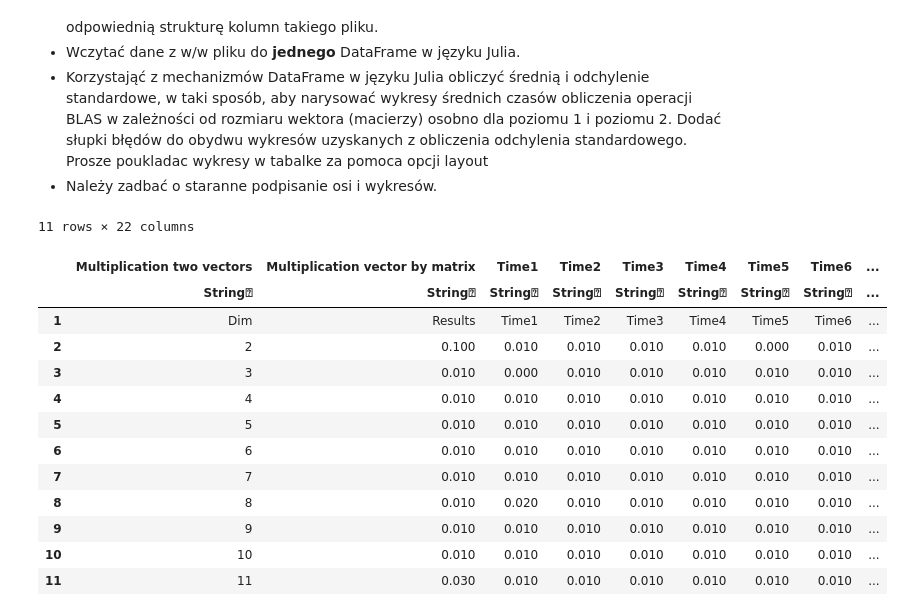
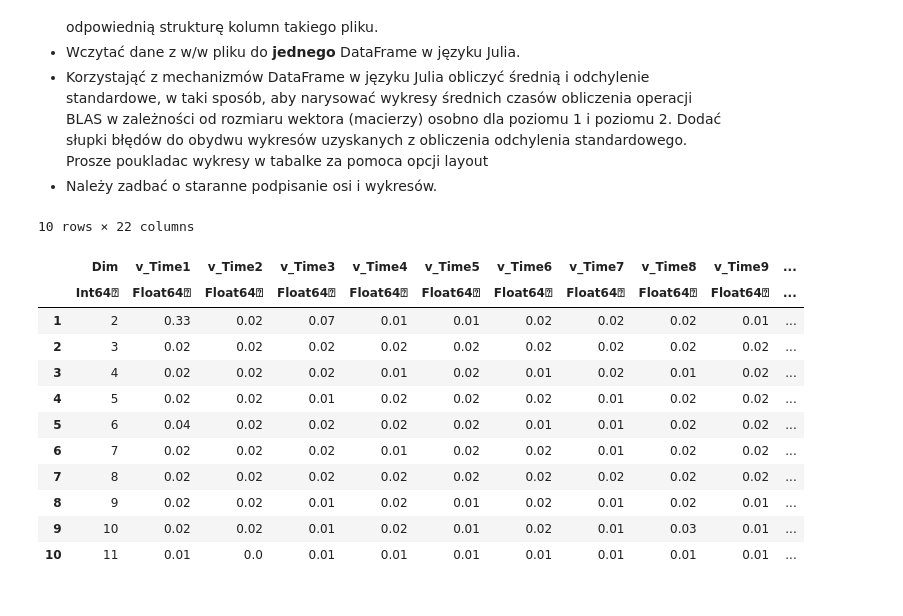
Before and after one commit to asmoter/MOWNIT, a Jupyter notebook: Mownit-Lab2.ipynb, the cells around one changed output. Drawn from its saved outputs; the diff is of its cells as text; code cells hidden in the pictures.

```diff
--- a/Mownit-Lab2.ipynb
+++ b/Mownit-Lab2.ipynb
@@ -403,20 +402,19 @@ Dim,Results,Time1,Time2,Time3,Time4,Time5,Time6,Time7,Time8,Time9,Time10,Time1,T
 # %%
 using DataFrames
 using CSV
 input="results.csv"
-my_data=CSV.read(input, delim=",")
+my_dataFrame=CSV.read(input, delim=",")
 # %% [output]
-11 rows × 22 columns
+10 rows × 22 columns
-|  | Multiplication two vectors | Multiplication vector by matrix | Time1 | Time2 | Time3 | Time4 | Time5 | Time6 | ... |
-|  | String⍰ | String⍰ | String⍰ | String⍰ | String⍰ | String⍰ | String⍰ | String⍰ | ... |
-| 1 | Dim | Results | Time1 | Time2 | Time3 | Time4 | Time5 | Time6 | ... |
-| 2 | 2 | 0.100 | 0.010 | 0.010 | 0.010 | 0.010 | 0.000 | 0.010 | ... |
-| 3 | 3 | 0.010 | 0.000 | 0.010 | 0.010 | 0.010 | 0.010 | 0.010 | ... |
-| 4 | 4 | 0.010 | 0.010 | 0.010 | 0.010 | 0.010 | 0.010 | 0.010 | ... |
-| 5 | 5 | 0.010 | 0.010 | 0.010 | 0.010 | 0.010 | 0.010 | 0.010 | ... |
-| 6 | 6 | 0.010 | 0.010 | 0.010 | 0.010 | 0.010 | 0.010 | 0.010 | ... |
-| 7 | 7 | 0.010 | 0.010 | 0.010 | 0.010 | 0.010 | 0.010 | 0.010 | ... |
-| 8 | 8 | 0.010 | 0.020 | 0.010 | 0.010 | 0.010 | 0.010 | 0.010 | ... |
-| 9 | 9 | 0.010 | 0.010 | 0.010 | 0.010 | 0.010 | 0.010 | 0.010 | ... |
-| 10 | 10 | 0.010 | 0.010 | 0.010 | 0.010 | 0.010 | 0.010 | 0.010 | ... |
-| 11 | 11 | 0.030 | 0.010 | 0.010 | 0.010 | 0.010 | 0.010 | 0.010 | ... |
+|  | Dim | v_Time1 | v_Time2 | v_Time3 | v_Time4 | v_Time5 | v_Time6 | v_Time7 | v_Time8 | v_Time9 | ... |
+|  | Int64⍰ | Float64⍰ | Float64⍰ | Float64⍰ | Float64⍰ | Float64⍰ | Float64⍰ | Float64⍰ | Float64⍰ | Float64⍰ | ... |
+| 1 | 2 | 0.33 | 0.02 | 0.07 | 0.01 | 0.01 | 0.02 | 0.02 | 0.02 | 0.01 | ... |
+| 2 | 3 | 0.02 | 0.02 | 0.02 | 0.02 | 0.02 | 0.02 | 0.02 | 0.02 | 0.02 | ... |
+| 3 | 4 | 0.02 | 0.02 | 0.02 | 0.01 | 0.02 | 0.01 | 0.02 | 0.01 | 0.02 | ... |
+| 4 | 5 | 0.02 | 0.02 | 0.01 | 0.02 | 0.02 | 0.02 | 0.01 | 0.02 | 0.02 | ... |
+| 5 | 6 | 0.04 | 0.02 | 0.02 | 0.02 | 0.02 | 0.01 | 0.01 | 0.02 | 0.02 | ... |
+| 6 | 7 | 0.02 | 0.02 | 0.02 | 0.01 | 0.02 | 0.02 | 0.01 | 0.02 | 0.02 | ... |
+| 7 | 8 | 0.02 | 0.02 | 0.02 | 0.02 | 0.02 | 0.02 | 0.02 | 0.02 | 0.02 | ... |
+| 8 | 9 | 0.02 | 0.02 | 0.01 | 0.02 | 0.01 | 0.02 | 0.01 | 0.02 | 0.01 | ... |
+| 9 | 10 | 0.02 | 0.02 | 0.01 | 0.02 | 0.01 | 0.02 | 0.01 | 0.03 | 0.01 | ... |
+| 10 | 11 | 0.01 | 0.0 | 0.01 | 0.01 | 0.01 | 0.01 | 0.01 | 0.01 | 0.01 | ... |
```
Also changed, not shown: parts of 5 cells of this notebook.
